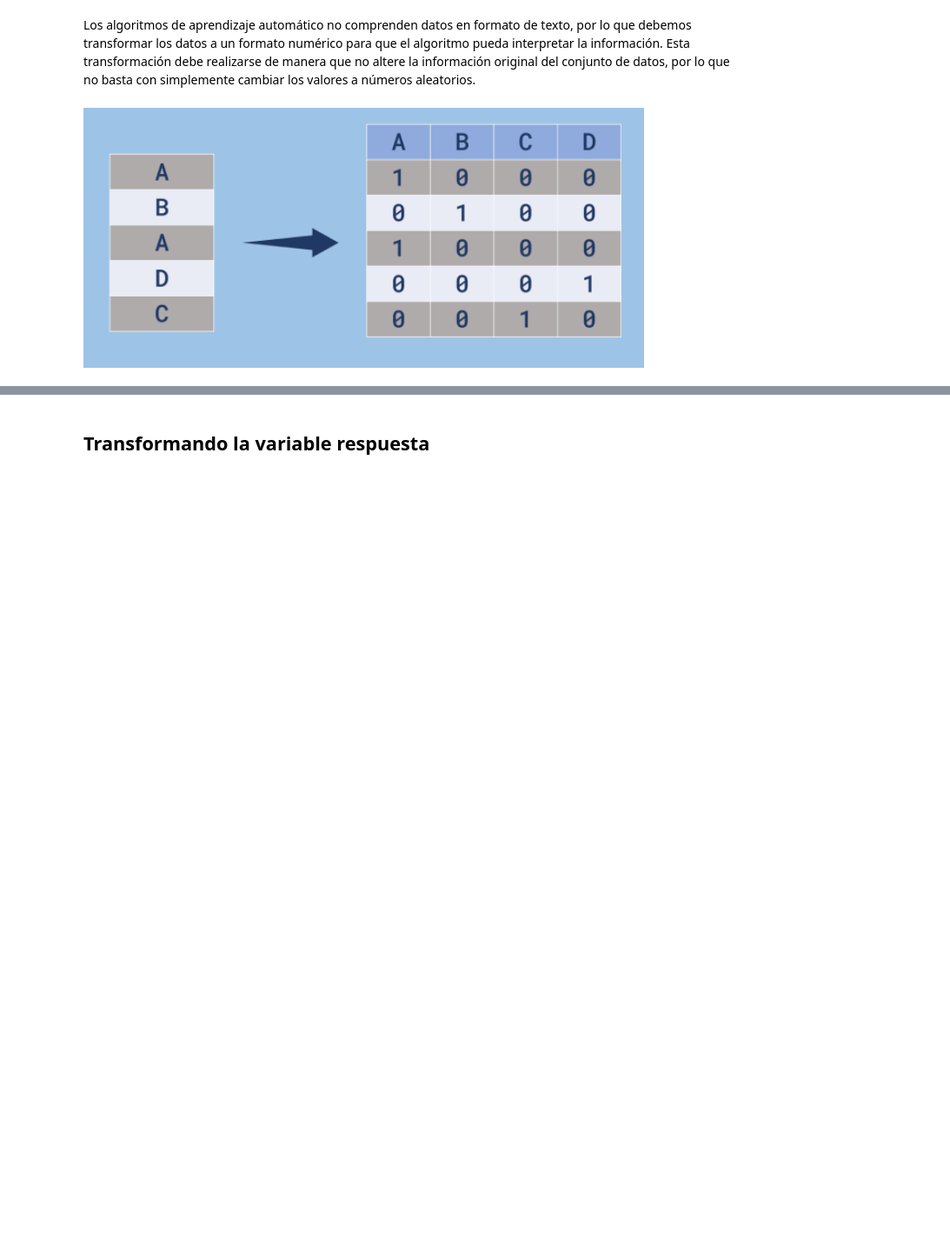
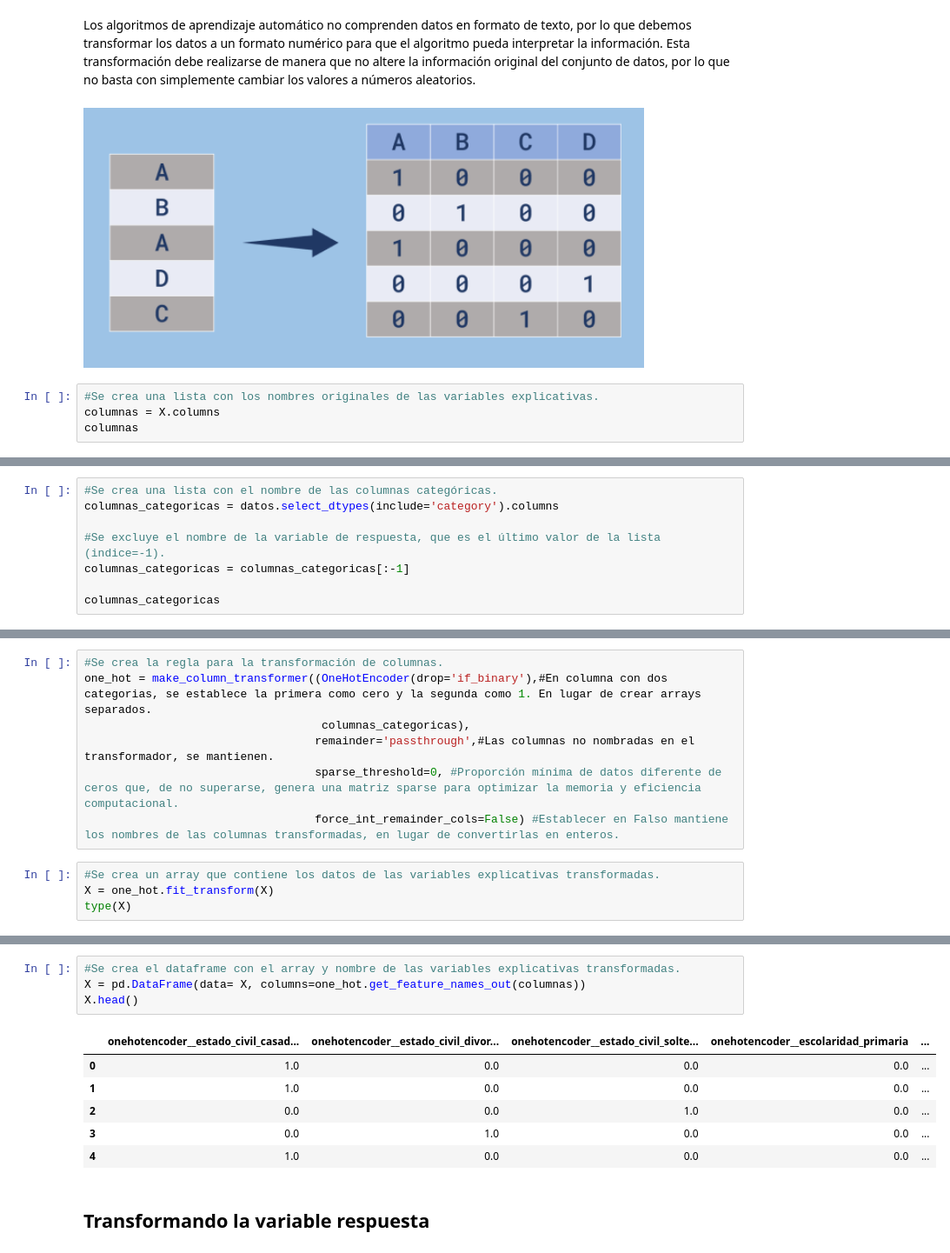
Before and after one commit to JLuceroVasquez/aprendiendo-a-clasificar-datos-con-ml, a Jupyter notebook: Clasificacion_primeros_pasos.ipynb, the cells around one changed output, grey strips where cells are left out. Shown at 87% size. Saved outputs shown, nothing was run; the diff lists cells and outputs as text; blank space fills up the shorter version.

```diff
--- a/Clasificacion_primeros_pasos.ipynb
+++ b/Clasificacion_primeros_pasos.ipynb
@@ -339,3 +358,7 @@ Para realizar la predicción de los valores con un modelo de aprendizaje automá
 Los algoritmos de aprendizaje automático no comprenden datos en formato de texto, por lo que debemos transformar los datos a un formato numérico para que el algoritmo pueda interpretar la información. Esta transformación debe realizarse de manera que no altere la información original del conjunto de datos, por lo que no basta con simplemente cambiar los valores a números aleatorios.
 # %% [markdown]
 ![image.png](embedded-picture-1)
+# %%
+#Se crea una lista con los nombres originales de las variables explicativas.
+columnas = X.columns
+columnas
@@ -341,0 +372,8 @@ Los algoritmos de aprendizaje automático no comprenden datos en formato de text
+# %%
+#Se crea una lista con el nombre de las columnas categóricas.
+columnas_categoricas = datos.select_dtypes(include='category').columns
+
+#Se excluye el nombre de la variable de respuesta, que es el último valor de la lista (indice=-1).
+columnas_categoricas = columnas_categoricas[:-1]
+
+columnas_categoricas
@@ -341,0 +382,11 @@ Los algoritmos de aprendizaje automático no comprenden datos en formato de text
+# %%
+#Se crea la regla para la transformación de columnas.
+one_hot = make_column_transformer((OneHotEncoder(drop='if_binary'),#En columna con dos categorias, se establece la primera como cero y la segunda como 1. En lugar de crear arrays separados.
+                                   columnas_categoricas),
+                                  remainder='passthrough',#Las columnas no nombradas en el transformador, se mantienen.
+                                  sparse_threshold=0, #Proporción mínima de datos diferente de ceros que, de no superarse, genera una matriz sparse para optimizar la memoria y eficiencia computacional.
+                                  force_int_remainder_cols=False) #Establecer en Falso mantiene los nombres de las columnas transformadas, en lugar de convertirlas en enteros.
+# %%
+#Se crea un array que contiene los datos de las variables explicativas transformadas.
+X = one_hot.fit_transform(X)
+type(X)
@@ -342,3 +415,14 @@ Los algoritmos de aprendizaje automático no comprenden datos en formato de text
+# %%
+#Se crea el dataframe con el array y nombre de las variables explicativas transformadas.
+X = pd.DataFrame(data= X, columns=one_hot.get_feature_names_out(columnas))
+X.head()
+# %% [output]
+|  | onehotencoder__estado_civil_casad... | onehotencoder__estado_civil_divor... | onehotencoder__estado_civil_solte... | onehotencoder__escolaridad_primaria | ... |
+| 0 | 1.0 | 0.0 | 0.0 | 0.0 | ... |
+| 1 | 1.0 | 0.0 | 0.0 | 0.0 | ... |
+| 2 | 0.0 | 0.0 | 1.0 | 0.0 | ... |
+| 3 | 0.0 | 1.0 | 0.0 | 0.0 | ... |
+| 4 | 1.0 | 0.0 | 0.0 | 0.0 | ... |
 # %% [markdown]
 ## Transformando la variable respuesta
 # %% [markdown]
```
Also changed, not shown: parts of 28 cells of this notebook.
